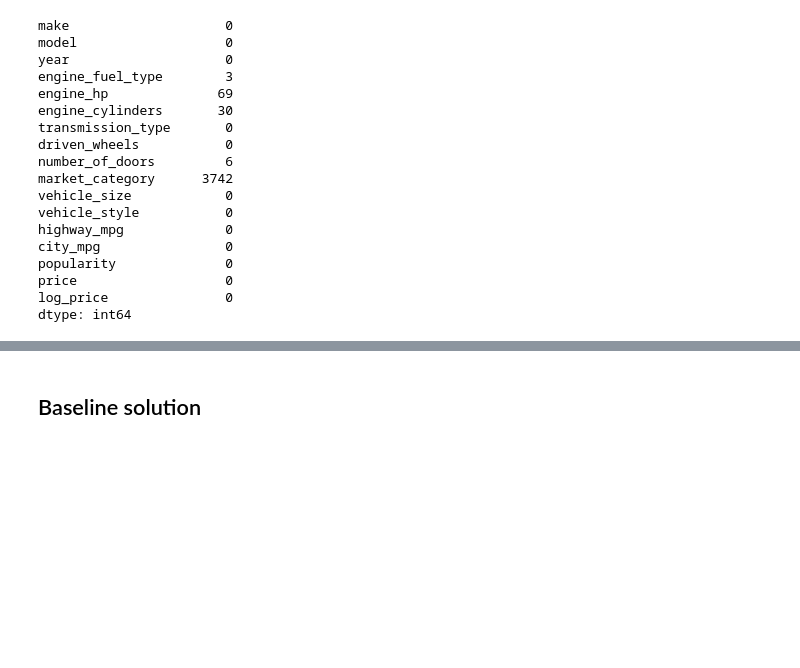
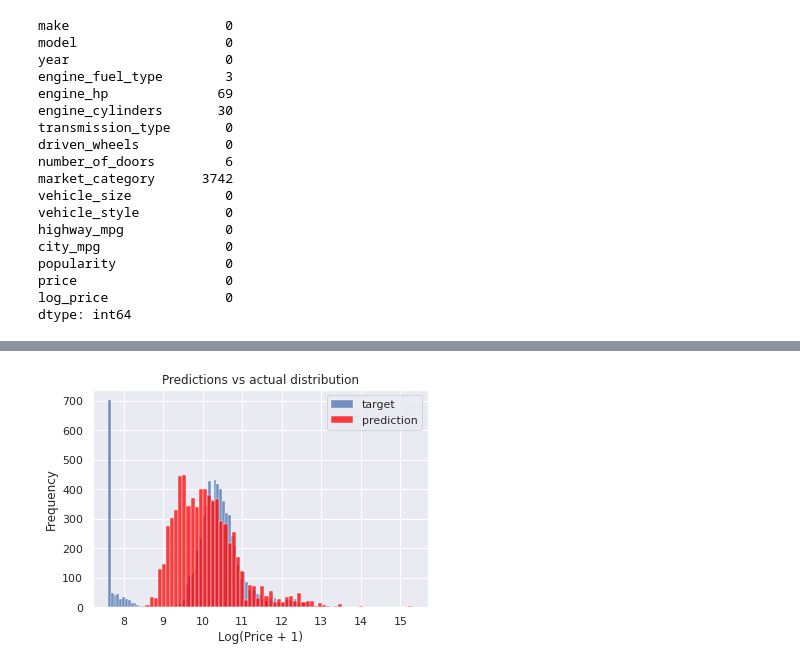
Before and after one commit to a7madmostafa/Learn-ML-by-Projects, a Jupyter notebook: Regression_Car_Price_Prediction.ipynb, the cells around one changed output, grey strips where cells are left out. Cells and saved outputs as stored; diff of their text form; code cells hidden in the pictures; blank space fills up the shorter version.

```diff
--- a/Regression_Car_Price_Prediction.ipynb
+++ b/Regression_Car_Price_Prediction.ipynb
@@ -225,0 +459,4 @@ del df_test['msrp']
+# %%
+y_train = df_train.log_price.values
+y_val = df_val.log_price.values
+y_test = df_test.log_price.values
@@ -226 +500,7 @@ del df_test['msrp']
+# %%
+def prepare_X(df):
+    df_num = df[base]
+    df_num = df_num.fillna(df_num.mean())
+    X = df_num.values
+    return X
 # %% [markdown]
@@ -235,5 +538,3 @@ def train_linear_regression(X, y):
     w = XTX_inv.dot(X.T).dot(y)
 
     return w[0], w[1:]
-# %% [markdown]
-## Baseline solution
@@ -253,16 +545,16 @@ y_pred = w_0 + X_train.dot(w)
 # %%
-plt.figure(figsize=(6, 4))
-
-sns.histplot(y_train, label='target', color='#222222', alpha=0.6, bins=40)
-sns.histplot(y_pred, label='prediction', color='#aaaaaa', alpha=0.8, bins=40)
+sns.histplot(y_train, label='target')
+sns.histplot(y_pred, label='prediction', color='red')
 
 plt.legend()
 
 plt.ylabel('Frequency')
 plt.xlabel('Log(Price + 1)')
 plt.title('Predictions vs actual distribution')
 
 plt.show()
+# %% [output]
+[figure, added]
 # %%
 def rmse(y, y_pred):
     error = y_pred - y
```
Also changed, not shown: parts of 101 cells of this notebook.
